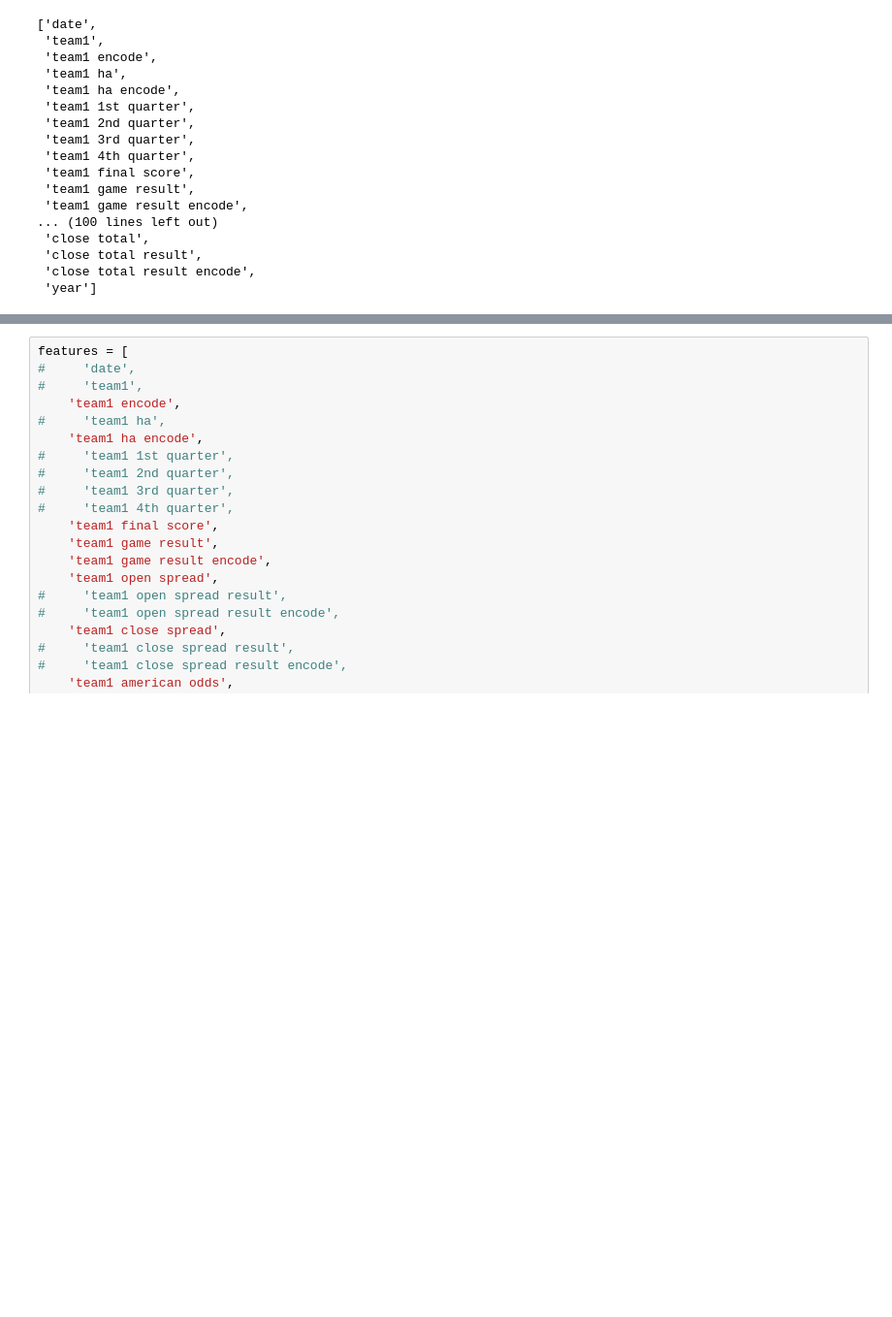
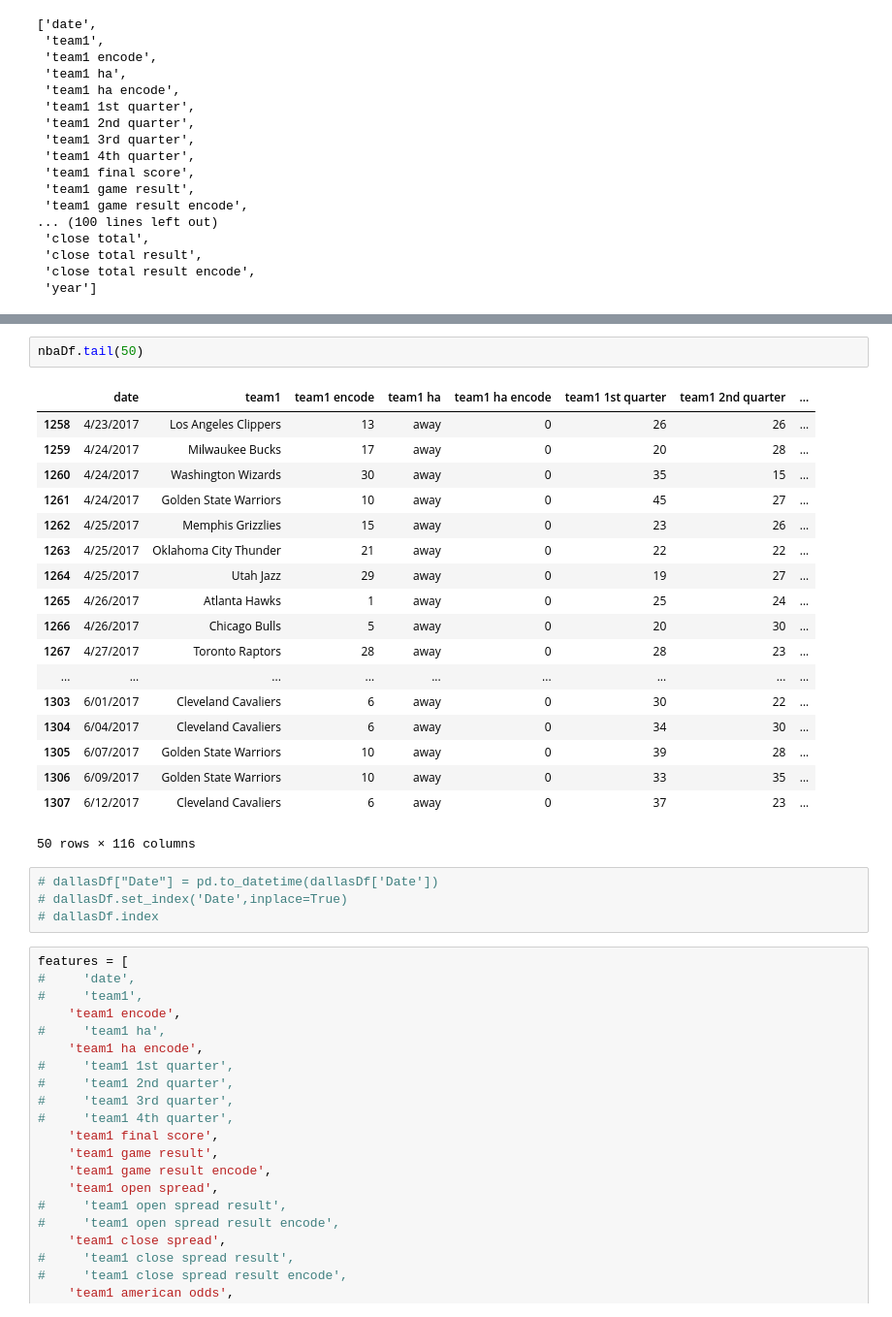
Before and after one commit to tamle7422/regression, a Jupyter notebook: nba.ipynb, the cells around one changed output, grey strips where cells are left out. Shown at 97% size. Cells and saved outputs as stored; diff of their text form; blank space fills up the shorter version.

```diff
--- a/nba.ipynb
+++ b/nba.ipynb
@@ -36,3 +100,28 @@ nbaDf.columns.tolist()
+# %%
+nbaDf.tail(50)
+# %% [output]
+|  | date | team1 | team1 encode | team1 ha | team1 ha encode | team1 1st quarter | team1 2nd quarter | ... |
+| 1258 | 4/23/2017 | Los Angeles Clippers | 13 | away | 0 | 26 | 26 | ... |
+| 1259 | 4/24/2017 | Milwaukee Bucks | 17 | away | 0 | 20 | 28 | ... |
+| 1260 | 4/24/2017 | Washington Wizards | 30 | away | 0 | 35 | 15 | ... |
+| 1261 | 4/24/2017 | Golden State Warriors | 10 | away | 0 | 45 | 27 | ... |
+| 1262 | 4/25/2017 | Memphis Grizzlies | 15 | away | 0 | 23 | 26 | ... |
+| 1263 | 4/25/2017 | Oklahoma City Thunder | 21 | away | 0 | 22 | 22 | ... |
+| 1264 | 4/25/2017 | Utah Jazz | 29 | away | 0 | 19 | 27 | ... |
+| 1265 | 4/26/2017 | Atlanta Hawks | 1 | away | 0 | 25 | 24 | ... |
+| 1266 | 4/26/2017 | Chicago Bulls | 5 | away | 0 | 20 | 30 | ... |
+| 1267 | 4/27/2017 | Toronto Raptors | 28 | away | 0 | 28 | 23 | ... |
+| ... | ... | ... | ... | ... | ... | ... | ... | ... |
+| 1303 | 6/01/2017 | Cleveland Cavaliers | 6 | away | 0 | 30 | 22 | ... |
+| 1304 | 6/04/2017 | Cleveland Cavaliers | 6 | away | 0 | 34 | 30 | ... |
+| 1305 | 6/07/2017 | Golden State Warriors | 10 | away | 0 | 39 | 28 | ... |
+| 1306 | 6/09/2017 | Golden State Warriors | 10 | away | 0 | 33 | 35 | ... |
+| 1307 | 6/12/2017 | Cleveland Cavaliers | 6 | away | 0 | 37 | 23 | ... |
+50 rows × 116 columns
+# %%
+# dallasDf["Date"] = pd.to_datetime(dallasDf['Date'])
+# dallasDf.set_index('Date',inplace=True)
+# dallasDf.index
 # %%
 features = [
 #     'date',
```
Also changed, not shown: parts of 4 cells of this notebook.
